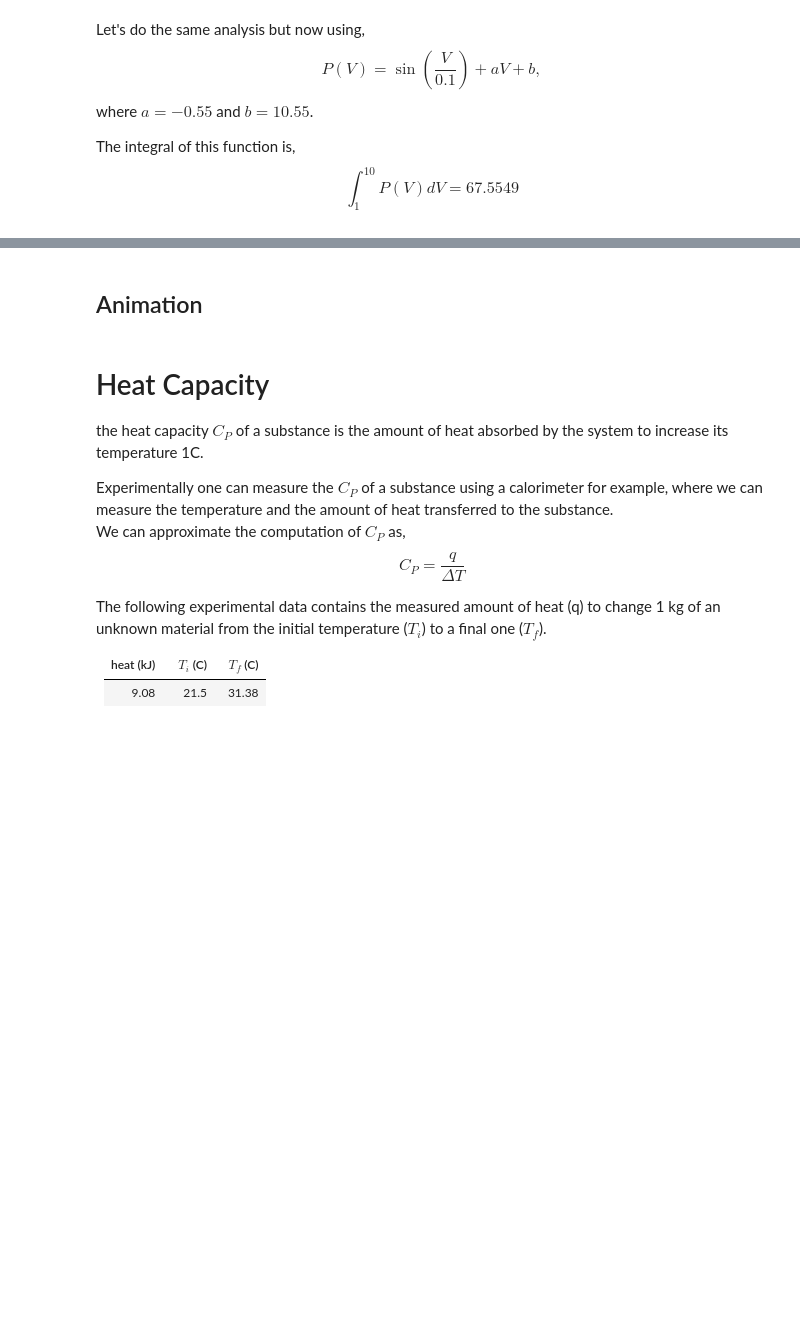
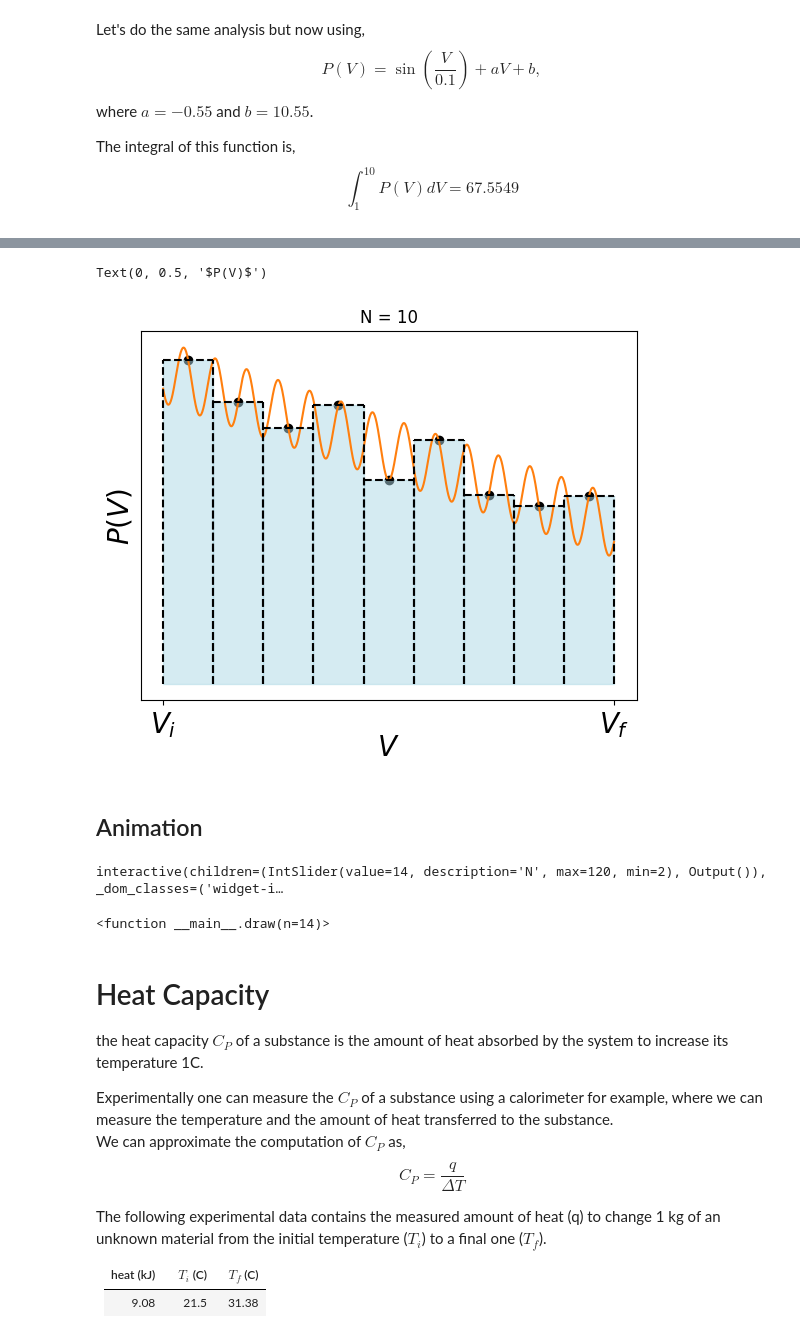
Before and after one commit to ChemAI-Lab/Math4Chem, a Jupyter notebook: website/Lecture_Notes/Notes/Coding/intro_thermo.ipynb, the cells around one changed output, grey strips where cells are left out. Saved outputs shown, nothing was run; the diff lists cells and outputs as text; code cells hidden in the pictures; blank space fills up the shorter version.

```diff
--- a/website/Lecture_Notes/Notes/Coding/intro_thermo.ipynb
+++ b/website/Lecture_Notes/Notes/Coding/intro_thermo.ipynb
@@ -331,35 +404,38 @@ plt.legend()
 v_i = 1.  # initial volume
 v_f = 10  # final volume
 w_exact = 67.5549  # exact value of the work for this process
-n = 14 # number of points for the integration grid
+n = 10 # number of points for the integration grid
 v = np.linspace(v_i,v_f, n) # creates a grid of n points between vi and vf
 dv = v[1] - v[0] # width of the rectangles for integration
 p = f_P_new(v) # value of pressure at each volume
 w = trap_rule(p,dv) # call the trapezoidal rule function
 mpei = MPE(w,w_exact) # calculate the MPE
 
 
 v_dense = np.linspace(v_i, vf, 1000)
 p_dense = f_P_new(v_dense)
 plt.plot(v_dense, p_dense, color='tab:orange', label='P(V)')
 
 h = v[1] - v[0]
 area = 0
 for vi in v[:-1]:
     vj = vi + h/2
     yj = f_P_new(vj)
     aj = yj*(h)
     plt.scatter(vj, yj, color='k')
     plt.vlines(vi, 0, f_P_new(vj), color='k', ls='--')
     plt.vlines(vi + h, 0, f_P_new(vj), color='k', ls='--')
     plt.hlines(f_P_new(vj), vi, vi+h, color='k', ls='--')
     plt.fill_between([vi, vi+h], 0, f_P_new(vj), color='lightblue', alpha=0.5)
     area += aj
 plt.title(f'N = {n}')
 plt.xticks([v_i, v_f], [r'$V_i$', r'$V_f$'], fontsize=20)
 plt.xlabel(r'$V$', fontsize=20, labelpad=-5)
 plt.yticks([])
 plt.ylabel(r'$P(V)$', fontsize=20)
+# %% [output]
+Text(0, 0.5, '$P(V)$')
+[figure, added]
 # %% [markdown]
 ## Animation
 # %%
@@ -403,7 +479,7 @@ def draw(n=14):
         plt.scatter([vj], [pj], s=16, color='k')
 
     # Labels and metrics
-    plt.title(fr"$N={n}$")
+    plt.title(fr"$N={n-1}$")
     plt.xlabel(r"$V$")
     plt.ylabel(r"$P(V)$")
     plt.xticks([v_i, v_f], [r"$V_i$", r"$V_f$"])
@@ -414,6 +490,9 @@ def draw(n=14):
 
 
 interact(draw, n=IntSlider(value=14, min=2, max=120, step=1, description="N"))
+# %% [output]
+interactive(children=(IntSlider(value=14, description='N', max=120, min=2), Output()), _dom_classes=('widget-i…
+<function __main__.draw(n=14)>
 # %% [markdown]
 # Heat Capacity
 the heat capacity $C_{P}$ of a substance is the amount of heat absorbed by the system to increase its temperature 1C. <br>
```
Also changed, not shown: parts of 11 cells of this notebook.
